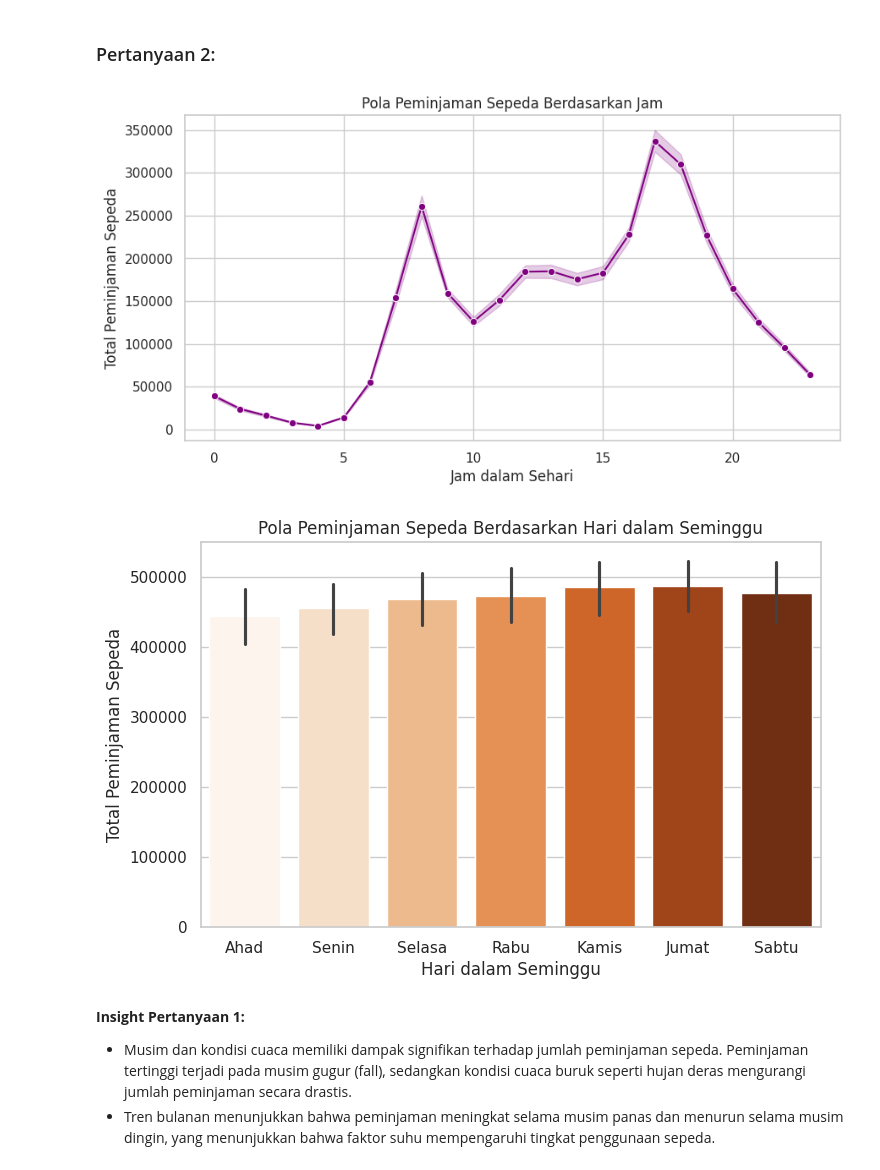
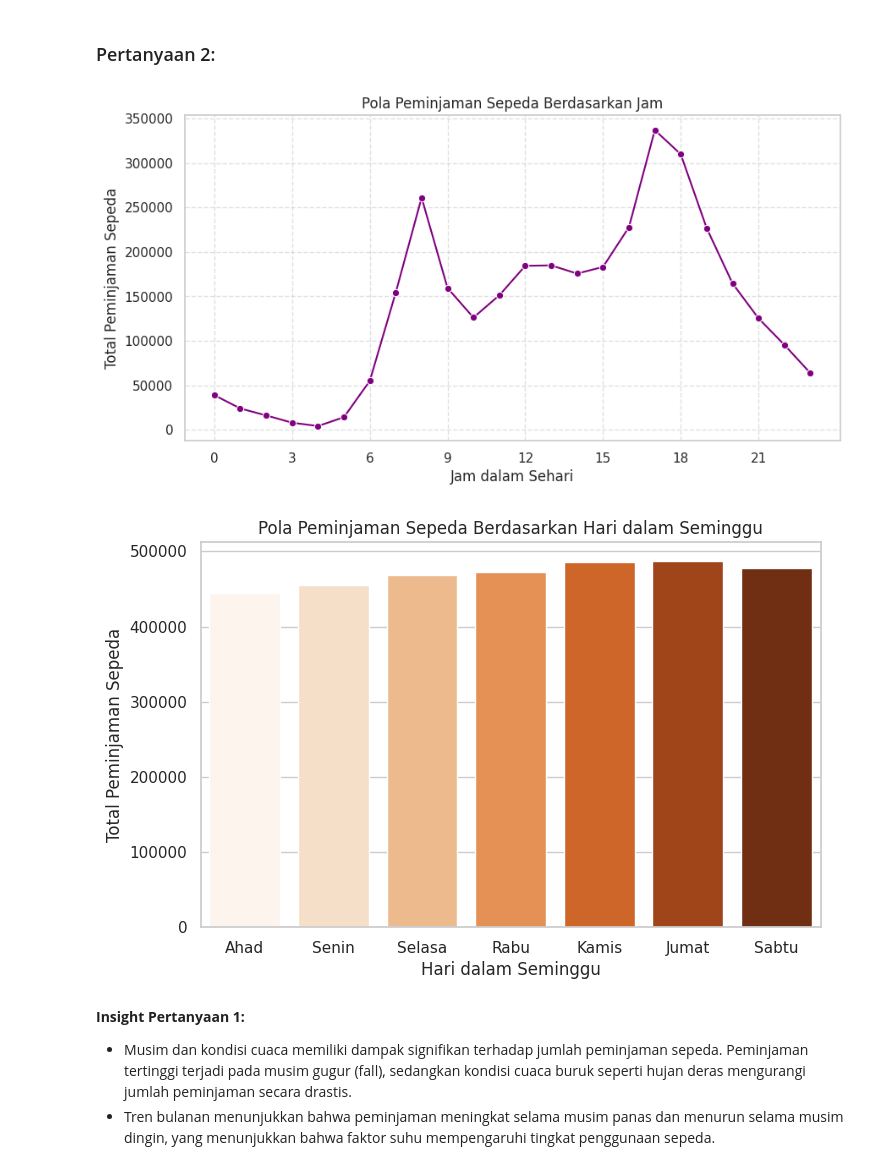
Before and after one commit to Sholahuddinoob/Bike-Sharing-Dataset, a Jupyter notebook: notebook.ipynb, the cells around one changed output. Saved outputs shown, nothing was run; the diff lists cells and outputs as text; code cells hidden in the pictures.

```diff
--- a/notebook.ipynb
+++ b/notebook.ipynb
@@ -285,25 +292,33 @@ plt.show()
 # %% [markdown]
 ### Pertanyaan 2:
 # %%
+# Agregasi data jumlah peminjaman berdasarkan jam
+hourly_rentals = hour_df.groupby("hr")["cnt"].sum().reset_index()
+
 # Line Chart: Pola Peminjaman Berdasarkan Jam
 plt.figure(figsize=(10,5))
-sns.lineplot(x="hr", y="cnt", data=hour_df, estimator=sum, marker="o", color="purple")
+sns.lineplot(x="hr", y="cnt", data=hourly_rentals, marker="o", color="purple")
 plt.xlabel("Jam dalam Sehari")
 plt.ylabel("Total Peminjaman Sepeda")
 plt.title("Pola Peminjaman Sepeda Berdasarkan Jam")
+plt.xticks(range(0, 24, 3))  # Tampilkan label jam dengan interval 3
+plt.grid(True, linestyle="--", alpha=0.6)
 plt.show()
+
+# Agregasi data jumlah peminjaman berdasarkan hari dalam seminggu
+daily_rentals = day_df.groupby("weekday")["cnt"].sum().reset_index()
 
 # Bar Chart: Pola Peminjaman Berdasarkan Hari dalam Seminggu
 plt.figure(figsize=(8,5))
-sns.barplot(x="weekday", y="cnt", data=day_df, estimator=sum, hue="weekday", palette="Oranges", legend=False)
+sns.barplot(x="weekday", y="cnt", data=daily_rentals, hue="weekday", palette="Oranges", legend=False)
 plt.xlabel("Hari dalam Seminggu")
 plt.ylabel("Total Peminjaman Sepeda")
 plt.title("Pola Peminjaman Sepeda Berdasarkan Hari dalam Seminggu")
 plt.xticks(range(0,7), ["Ahad", "Senin", "Selasa", "Rabu", "Kamis", "Jumat", "Sabtu"])
 plt.show()
 # %% [output]
-[figure, old version]
+[figure, new version]
-[figure, old version]
+[figure, new version]
 # %% [markdown]
 **Insight Pertanyaan 1:**
 - Musim dan kondisi cuaca memiliki dampak signifikan terhadap jumlah peminjaman sepeda. Peminjaman tertinggi terjadi pada musim gugur (fall), sedangkan kondisi cuaca buruk seperti hujan deras mengurangi jumlah peminjaman secara drastis.
```
Also changed, not shown: parts of 1 cell of this notebook.
